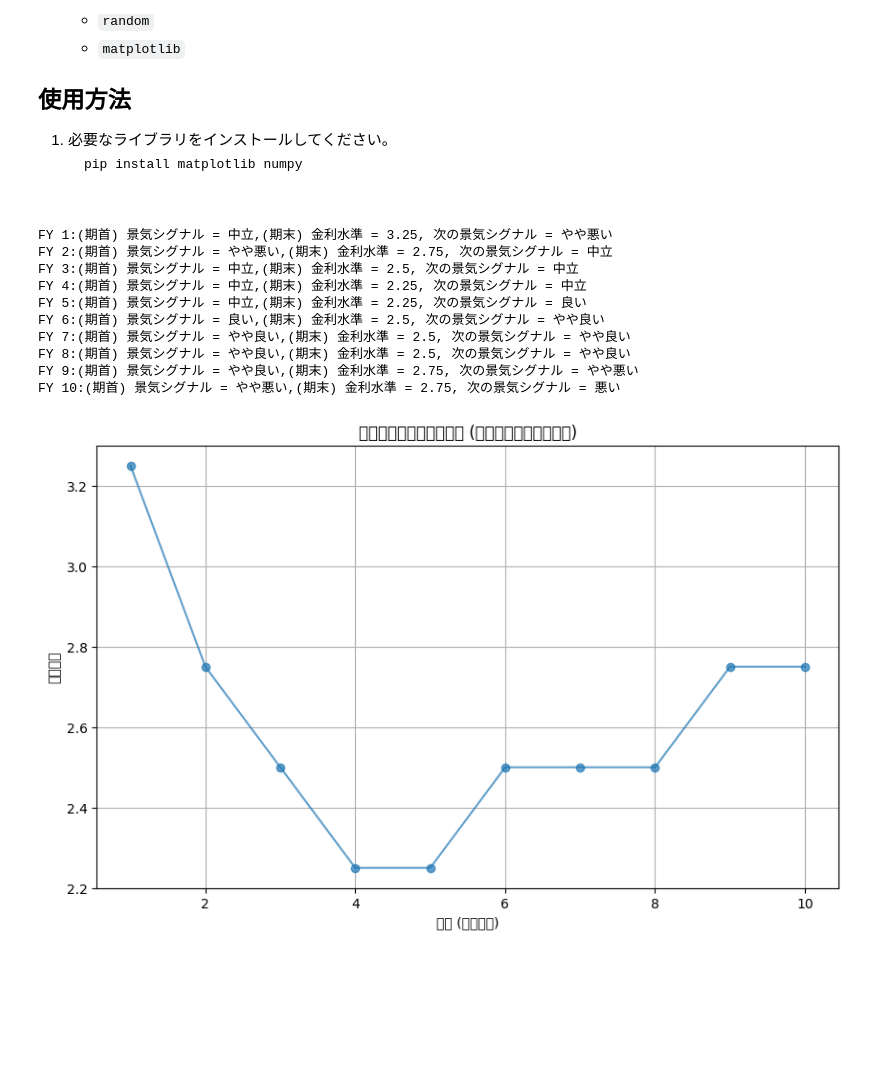
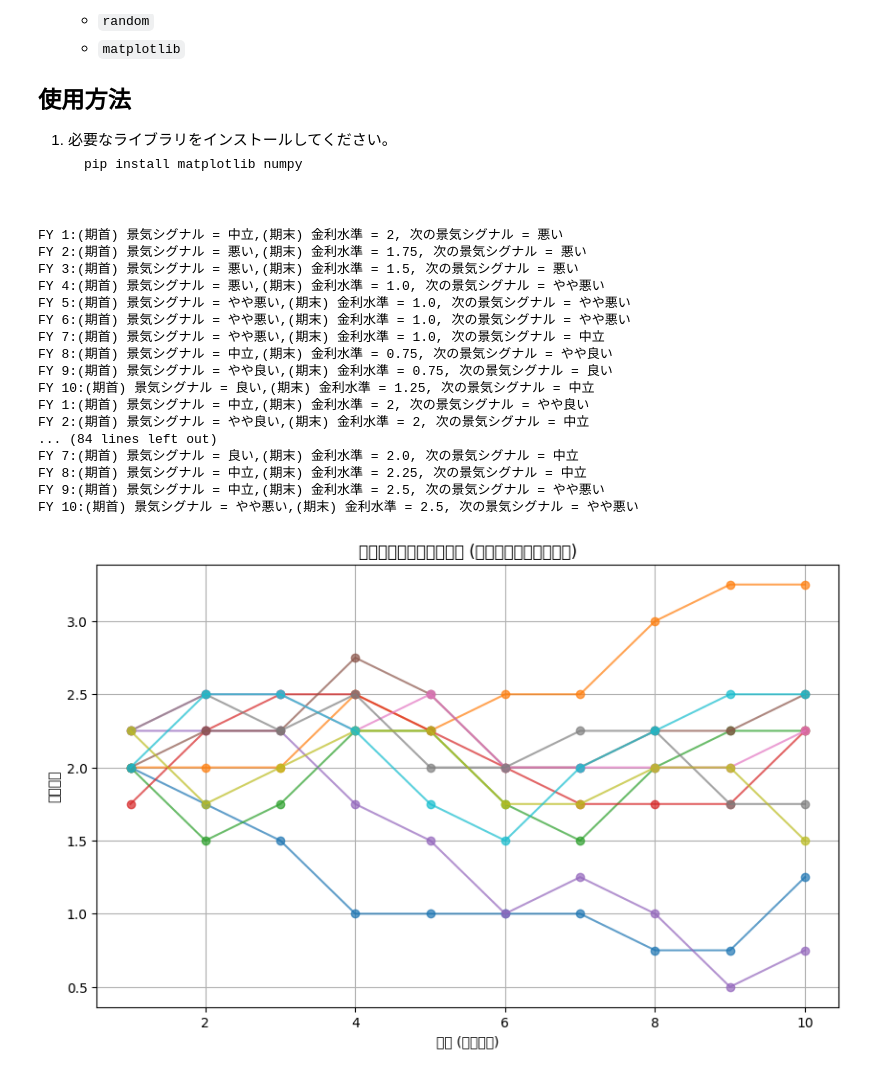
Before and after one commit to hatsushiro-suetsugu/Account_SimulationGame, a Jupyter notebook: vc_simulation.ipynb, the cells around one changed output. Drawn from its saved outputs; the diff is of its cells as text; code cells hidden in the pictures; blank space fills up the shorter version.

```diff
--- a/vc_simulation.ipynb
+++ b/vc_simulation.ipynb
@@ -82,7 +82,7 @@ def simulate_next_signal(current_signal, rate_change):
 # 景気シグナルと金利変動の推移をシミュレーションする関数
 def simulate_economy(initial_signal, steps):
     current_signal = initial_signal
-    current_rate = 3  # 初期金利を0とする
+    current_rate = 2  # 初期金利
     rate_history = []
 
     for step in range(steps):
@@ -100,45 +100,52 @@ def simulate_economy(initial_signal, steps):
         # 現在の状態をプリント
         print(f"FY {step + 1}:(期首) 景気シグナル = {current_signal},(期末) 金利水準 = {current_rate}, 次の景気シグナル = {next_signal}")
 
         # 現在のシグナルを更新
         current_signal = next_signal
 
     return rate_history
 
 # 初期設定
 initial_signal = "中立"
 steps = 10
-simulations = 1
+simulations = 10
 
 # シミュレーション実行
 all_simulations = []
 for _ in range(simulations):
     rate_history = simulate_economy(initial_signal, steps)
     all_simulations.append([rate for _, rate, _ in rate_history])
 
 # グラフの描画
 plt.figure(figsize=(10, 6))
 for simulation in all_simulations:
     time_steps = list(range(1, steps + 1))
     plt.plot(time_steps, simulation, marker="o", linestyle="-", alpha=0.7)
 
 plt.title("時間経過に伴う累積金利 (複数シミュレーション)")
 plt.xlabel("時間 (ステップ)")
 plt.ylabel("累積金利")
 plt.grid(True)
 plt.show()
 # %% [output]
-FY 1:(期首) 景気シグナル = 中立,(期末) 金利水準 = 3.25, 次の景気シグナル = やや悪い
-FY 2:(期首) 景気シグナル = やや悪い,(期末) 金利水準 = 2.75, 次の景気シグナル = 中立
-FY 3:(期首) 景気シグナル = 中立,(期末) 金利水準 = 2.5, 次の景気シグナル = 中立
-FY 4:(期首) 景気シグナル = 中立,(期末) 金利水準 = 2.25, 次の景気シグナル = 中立
-FY 5:(期首) 景気シグナル = 中立,(期末) 金利水準 = 2.25, 次の景気シグナル = 良い
-FY 6:(期首) 景気シグナル = 良い,(期末) 金利水準 = 2.5, 次の景気シグナル = やや良い
-FY 7:(期首) 景気シグナル = やや良い,(期末) 金利水準 = 2.5, 次の景気シグナル = やや良い
-FY 8:(期首) 景気シグナル = やや良い,(期末) 金利水準 = 2.5, 次の景気シグナル = やや良い
-FY 9:(期首) 景気シグナル = やや良い,(期末) 金利水準 = 2.75, 次の景気シグナル = やや悪い
-FY 10:(期首) 景気シグナル = やや悪い,(期末) 金利水準 = 2.75, 次の景気シグナル = 悪い
+FY 1:(期首) 景気シグナル = 中立,(期末) 金利水準 = 2, 次の景気シグナル = 悪い
+FY 2:(期首) 景気シグナル = 悪い,(期末) 金利水準 = 1.75, 次の景気シグナル = 悪い
+FY 3:(期首) 景気シグナル = 悪い,(期末) 金利水準 = 1.5, 次の景気シグナル = 悪い
+FY 4:(期首) 景気シグナル = 悪い,(期末) 金利水準 = 1.0, 次の景気シグナル = やや悪い
+FY 5:(期首) 景気シグナル = やや悪い,(期末) 金利水準 = 1.0, 次の景気シグナル = やや悪い
+FY 6:(期首) 景気シグナル = やや悪い,(期末) 金利水準 = 1.0, 次の景気シグナル = やや悪い
+FY 7:(期首) 景気シグナル = やや悪い,(期末) 金利水準 = 1.0, 次の景気シグナル = 中立
+FY 8:(期首) 景気シグナル = 中立,(期末) 金利水準 = 0.75, 次の景気シグナル = やや良い
+FY 9:(期首) 景気シグナル = やや良い,(期末) 金利水準 = 0.75, 次の景気シグナル = 良い
+FY 10:(期首) 景気シグナル = 良い,(期末) 金利水準 = 1.25, 次の景気シグナル = 中立
+FY 1:(期首) 景気シグナル = 中立,(期末) 金利水準 = 2, 次の景気シグナル = やや良い
+FY 2:(期首) 景気シグナル = やや良い,(期末) 金利水準 = 2, 次の景気シグナル = 中立
+... (84 lines left out)
+FY 7:(期首) 景気シグナル = 良い,(期末) 金利水準 = 2.0, 次の景気シグナル = 中立
+FY 8:(期首) 景気シグナル = 中立,(期末) 金利水準 = 2.25, 次の景気シグナル = 中立
+FY 9:(期首) 景気シグナル = 中立,(期末) 金利水準 = 2.5, 次の景気シグナル = やや悪い
+FY 10:(期首) 景気シグナル = やや悪い,(期末) 金利水準 = 2.5, 次の景気シグナル = やや悪い
-[figure, old version]
+[figure, new version]
 # %% [markdown]
 # 業界別のトレンドルール設定
 
```
Also changed, not shown: parts of 2 cells of this notebook, 4 other files.
